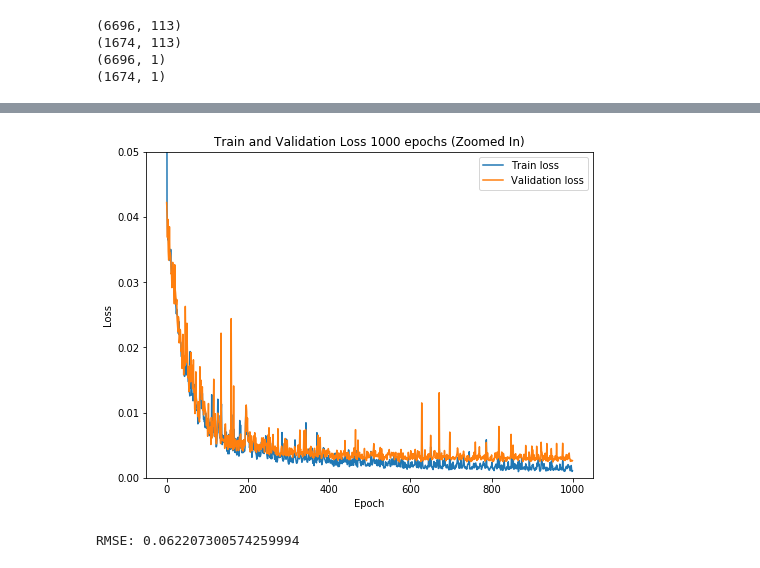
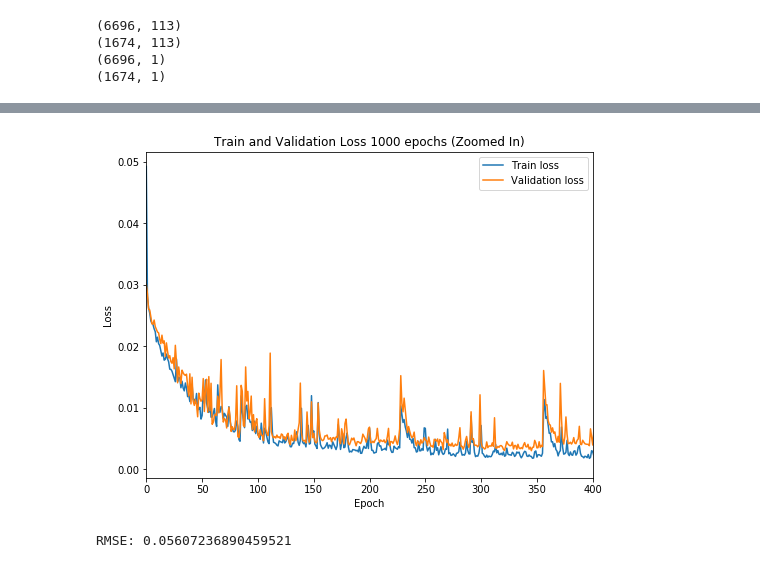
Before and after one commit to evilpegasus/datathon-spring-2021, a Jupyter notebook: model_reproduction_rate.ipynb, the cells around one changed output, grey strips where cells are left out. Drawn from its saved outputs; the diff is of its cells as text; code cells hidden in the pictures.

Commit message:
model for delta_reproduction_rate

```diff
--- a/model_reproduction_rate.ipynb
+++ b/model_reproduction_rate.ipynb
@@ -61,6 +61,20 @@ for response in eu_response["Response_measure"].unique():
         pass
 for _, row in eu_response.iterrows():
     df.loc[ ( df["location"] == row["Country"] ) & ( df["date"] >= row["date_start"] ) & ( df["date"] < row["date_end"] ), row["Response_measure"]] = 1
+# %%
+# create eu_reproduction_rate col for population-weighted average reproduction rate on that day
+# all rows with the same date should have the same value for eu_reproduction_rate regardless of country
+df = df.dropna()
+
+eu_population = df.groupby("location").mean()["population"].sum()   # total population of 31 eu countries. We will divide by this to get weighted reproduction rate
+
+df["eu_reproduction_rate"] = float("NaN")
+for i, row in df.iterrows():
+    df.at[i, "eu_reproduction_rate"] = (df[df["date"] == row.date]["reproduction_rate"] * df[df["date"] == row.date]["population"]).sum() / eu_population
+
+# create delta_reproduction_rate = reproduction_rate - eu_reproduction_rate
+# this measures how much better or worse than the rest of Europe a certain reproduction_rate is
+df["delta_reproduction_rate"] = df["reproduction_rate"] - df["eu_reproduction_rate"]
 # %%
 # time from 2020-3-24
 df = df[pd.to_datetime(df.date) >= pd.to_datetime('2020-03-24')]
@@ -157,7 +171,7 @@ assert len(country_cols) == 31  # there should be 31 country columns
 
 # x_cols = response_columns # just reponse cols for testing
 x_cols = feature_columns + response_columns + country_cols
-y_cols = ["reproduction_rate"]
+y_cols = ["delta_reproduction_rate"]
 
 X_train = train[x_cols]
 y_train = train[y_cols]
@@ -260,20 +249,21 @@ Wall time: 3min 48s
 # %%
 plt.figure(figsize=(8,6))
 
 # Zoom in
 axes = plt.gca()
-axes.set_ylim([0,0.05])
+# axes.set_ylim([0,0.05])
+axes.set_xlim([0,400])
 
 plt.plot(history.history["loss"], label = "Train loss")
 plt.plot(history.history["val_loss"], label = "Validation loss")
 plt.legend()
 plt.title("Train and Validation Loss 1000 epochs (Zoomed In)")
 plt.xlabel("Epoch")
 plt.ylabel("Loss")
 plt.savefig("loss_1000_zoomed.png")
 # %% [output]
-[figure, old version]
+[figure, new version]
 # %%
 print("RMSE: " + str(rmse(y_test, model.predict(X_test_scaled))))
 # %% [output]
-RMSE: 0.062207300574259994
+RMSE: 0.05607236890459521
```
Also changed, not shown: parts of 4 cells of this notebook, 1 other file.
